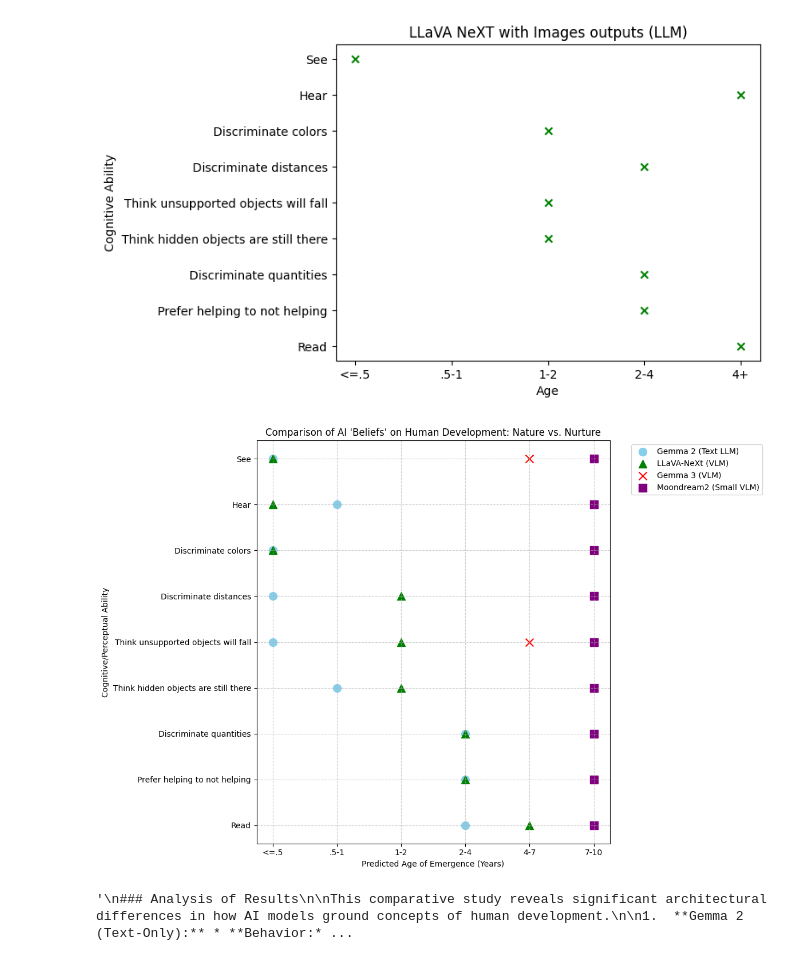
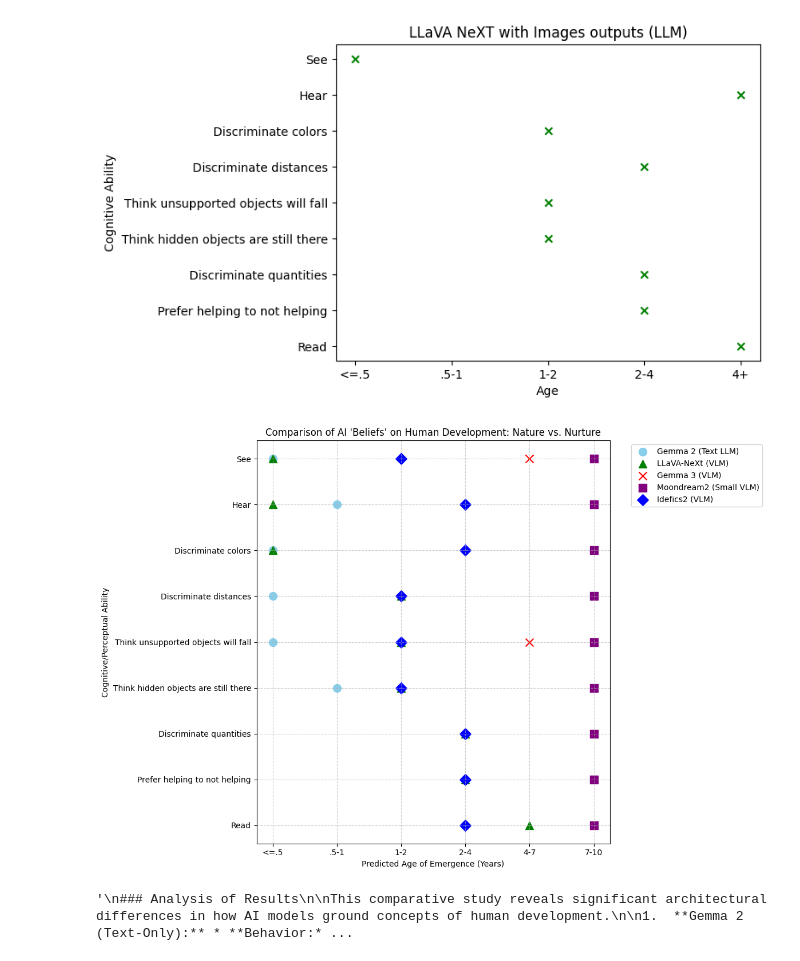
Before and after one commit to yunchen-hung/machine-beliefs, a Jupyter notebook: plotting.ipynb, the cells around one changed output. Cells and saved outputs as stored; diff of their text form; code cells hidden in the pictures.

Commit message:
idefics2 model and plotting

```diff
--- a/plotting.ipynb
+++ b/plotting.ipynb
@@ -174,7 +174,7 @@ categories = [
 # --- 2. Gemma 2 (LLM - Text Only) Results ---
 # Source: plotting.ipynb / gemma.ipynb
 # Values: Mixed. "See" <= .5, "Read" 2-4.
-gemma2_values = ["<=.5", ".5-1", "<=.5", "<=.5", "<=.5", ".5-1", "2-4", "2-4" ,"2-4"]
+gemma2_values = ["<=.5", ".5-1", "<=.5", "<=.5", "<=.5", ".5-1", "2-4", "2-4", "2-4"]
 
 # --- 3. LLaVA-NeXt (VLM - Mistral) Results ---
 # Source: model.ipynb (Simulated based on typical LLaVA behavior or your logs)
@@ -185,14 +185,16 @@ llava_values = ["<=.5", "<=.5", "<=.5", "1-2", "1-2", "1-2", "2-4", "2-4", "4+"]
 # --- 4. Gemma 3 (VLM - Google) Results ---
 # Source: gemma.ipynb (Visual Hallucination)
 # It consistently rated traits later (4-7+), likely due to confusion or safety bias.
-gemma3_values = ["4-7", "7-10", "7-10", "7-10", "4-7", "7-10", "7-10", "7-10" ,"7-10"]
+gemma3_values = ["4-7", "7-10", "7-10", "7-10", "4-7", "7-10", "7-10", "7-10", "7-10"]
 
 # --- 5. Moondream2 (VLM - Small) Results ---
 # Source: moondream.ipynb (Your new results)
 # Consistent "Image 3" selection (School-age).
 # Image 3 corresponds to the oldest age category in your prompts (approx 7-10 or 4+ depending on mapping).
 # Let's map "Image 3" to "7-10" to show the extreme bias.
-moondream_values = ["7-10"] * 9
+moondream_values = ["7-10", "7-10", "7-10", "7-10", "7-10", "7-10", "7-10", "7-10", "7-10"]
+
+idefics2_values = ["1-2", "2-4", "2-4", "1-2", "1-2", "1-2", "2-4", "2-4", "2-4"]
 
 # --- Mapping & Axis Setup ---
 custom_labels = ["<=.5", ".5-1", "1-2", "2-4", "4-7", "7-10", "4+"]
@@ -200,15 +202,18 @@ custom_labels = ["<=.5", ".5-1", "1-2", "2-4", "4-7", "7-10", "4+"]
 # Let's clean the labels to be a consistent timeline.
 final_labels = ["<=.5", ".5-1", "1-2", "2-4", "4-7", "7-10"]
 
+
 # Remap any outlier strings to the nearest bucket for plotting
 def clean_val(v):
-    if v == "4+": return "4-7" # Map 4+ to 4-7 range
+    if v == "4+": return "4-7"  # Map 4+ to 4-7 range
     return v
+
 
 gemma2_cleaned = [clean_val(v) for v in gemma2_values]
 llava_cleaned = [clean_val(v) for v in llava_values]
 gemma3_cleaned = [clean_val(v) for v in gemma3_values]
 moondream_cleaned = [clean_val(v) for v in moondream_values]
+idefics2_cleaned = [clean_val(v) for v in idefics2_values]
 
 # Convert to Indices
 y_pos = range(len(categories))
@@ -217,6 +222,7 @@ x_gemma2 = [final_labels.index(v) for v in gemma2_cleaned]
 x_llava = [final_labels.index(v) for v in llava_cleaned]
 x_gemma3 = [final_labels.index(v) for v in gemma3_cleaned]
 x_moondream = [final_labels.index(v) for v in moondream_cleaned]
+x_idefics2 = [final_labels.index(v) for v in idefics2_cleaned]
 
 #Cell 3: Visualization
 plt.figure(figsize=(12, 8))
@@ -230,7 +236,7 @@ plt.scatter(x_gemma2, y_pos, marker='o', color='skyblue', s=100, label='Gemma 2
 plt.scatter(x_llava, y_pos, marker='^', color='green', s=100, label='LLaVA-NeXt (VLM)')
 plt.scatter(x_gemma3, y_pos, marker='x', color='red', s=100, label='Gemma 3 (VLM)')
 plt.scatter(x_moondream, y_pos, marker='s', color='purple', s=100, label='Moondream2 (Small VLM)')
-
+plt.scatter(x_idefics2, y_pos, marker='D', color='blue', s=100, label='Idefics2 (VLM)')
 # Formatting
 plt.yticks(y_pos, categories)
 plt.xticks(range(len(final_labels)), final_labels)
@@ -239,35 +245,35 @@ plt.ylabel("Cognitive/Perceptual Ability")
 plt.title("Comparison of AI 'Beliefs' on Human Development: Nature vs. Nurture")
 plt.legend(bbox_to_anchor=(1.05, 1), loc='upper left')
 plt.grid(True, linestyle='--', alpha=0.6)
-plt.gca().invert_yaxis() # Put "See" at top
+plt.gca().invert_yaxis()  # Put "See" at top
 
 plt.tight_layout()
 plt.show()
 
 #Cell 4: Final Analysis & Comments
 """
 ### Analysis of Results
 
 This comparative study reveals significant architectural differences in how AI models ground concepts of human development.
 
 1.  **Gemma 2 (Text-Only):** * **Behavior:** Demonstrated a nuanced, textbook-like understanding. It correctly identified perceptual traits (Seeing, Hearing) as innate ("<=.5").
     * **Implication:** The "knowledge" exists in the language weights. Text-only models align well with the scientific consensus (Nature).
 
 2.  **LLaVA-NeXt (VLM):**
     * **Behavior:** The most "realistic" VLM. It aligned closely with the Text-Only model for innate traits, suggesting its visual encoder (CLIP/SigLIP) successfully mapped the "Newborn" image to the concept of "Infant."
     * **Bias:** Leans towards **Nature**, correctly identifying innate capabilities.
 
 3.  **Gemma 3 (VLM):**
     * **Behavior:** Exhibited a severe **"Nurture / Safety" Bias**. It rated almost all traits as emerging late (4-7+ years).
     * **Cause:** This likely stems from a failure to ground the visual input (hallucinating the toddler as older) or a safety alignment preventing it from attributing complex traits to infants.
 
 4.  **Moondream2 (Small VLM):**
     * **Behavior:** Consistently selected **Image 3 (School-age / 7-10 years)** for every question.
     * **Finding:** This indicates a **"Complexity Bias"**. The model likely gravitated toward the most visually distinct or "agentic" human figure in the stitched image. Due to its small size (2B parameters), it lacked the granularity to distinguish developmental stages, defaulting to the "safest" or most prominent visual option.
 
 **Conclusion:**
 Adding vision to Language Models does not automatically improve their common sense about the physical world. In the case of Gemma 3 and Moondream, visual input actually **degraded** performance compared to the text-only baseline, introducing biases related to image complexity and safety alignment.
 """
 # %% [output]
-[figure, old version]
+[figure, new version]
 '\n### Analysis of Results\n\nThis comparative study reveals significant architectural differences in how AI models ground concepts of human development.\n\n1.  **Gemma 2 (Text-Only):** * **Behavior:* ...
```
Also changed, not shown: 3 other files.
